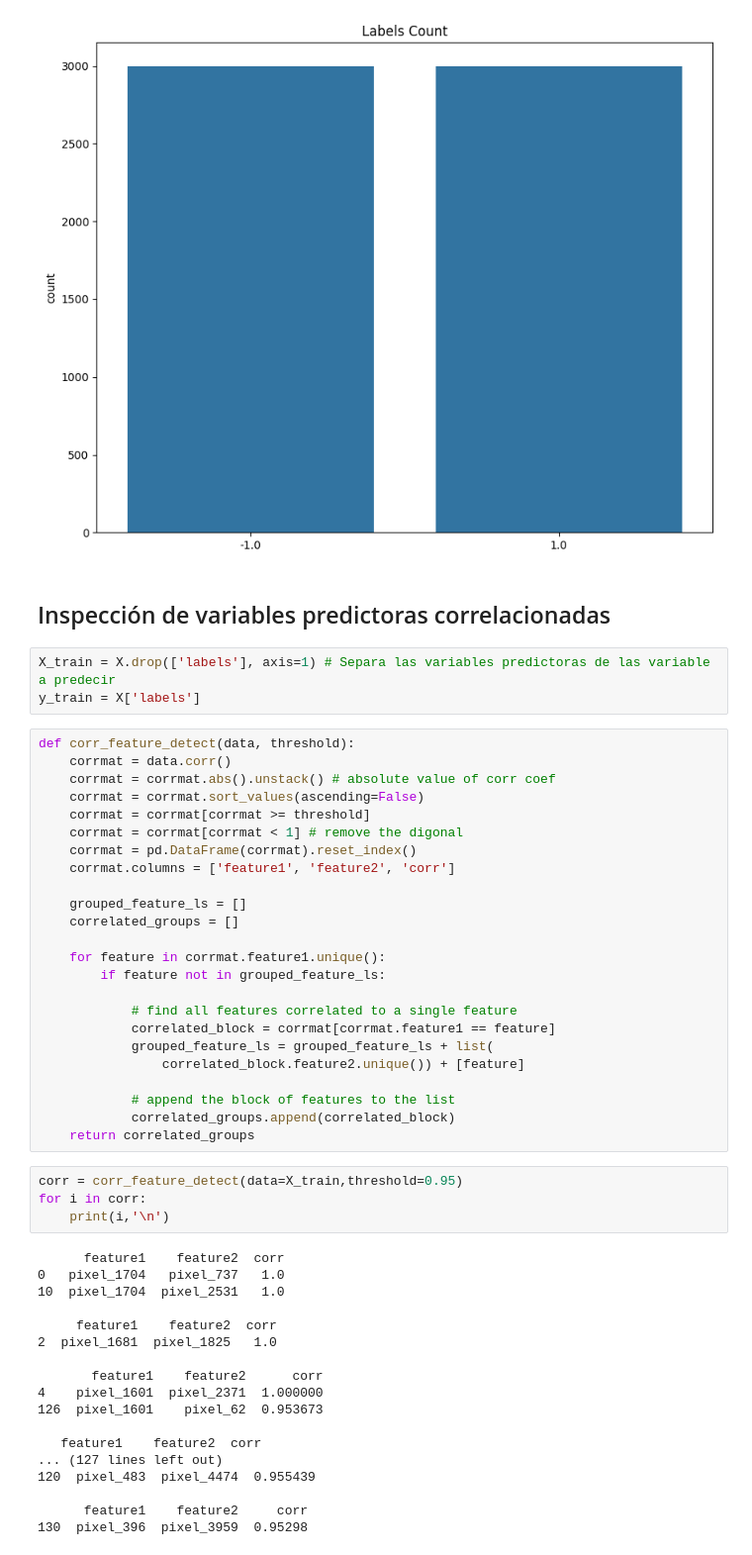
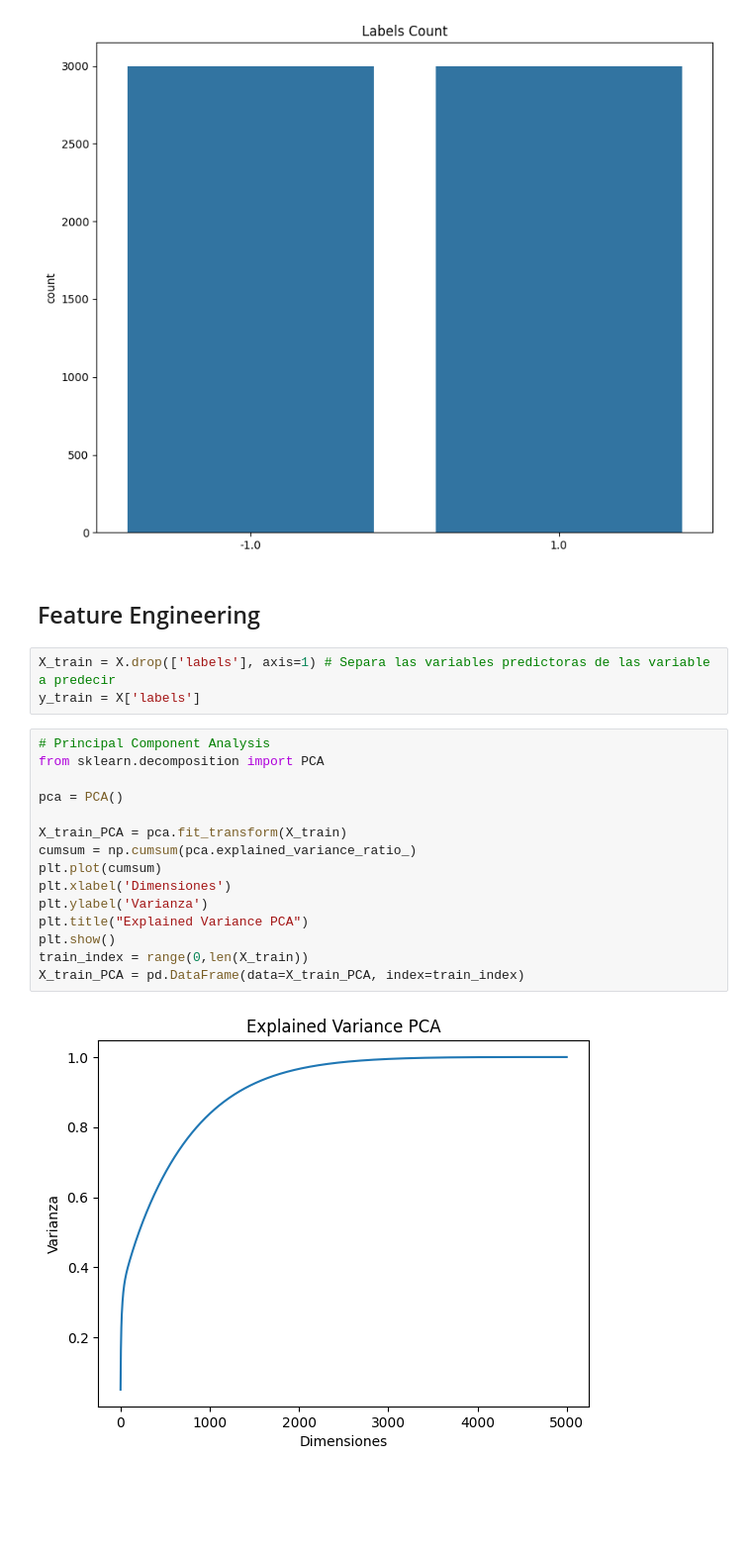
Before and after one commit to DanielJCC/Machine-Learning-3er-Seguimiento, a Jupyter notebook: Gisette_Dataset.ipynb, the cells around one changed output. Shown at 99% size. Cells and saved outputs as stored; diff of their text form; blank space fills up the shorter version.

```diff
--- a/Gisette_Dataset.ipynb
+++ b/Gisette_Dataset.ipynb
@@ -109,54 +122,25 @@ plt.title("Labels Count")
 plt.show()
 # %% [output]
 [figure]
-# %% [markdown]
-## Inspección de variables predictoras correlacionadas
+# %% [markdown]
+## Feature Engineering
 # %%
 X_train = X.drop(['labels'], axis=1) # Separa las variables predictoras de las variable a predecir
 y_train = X['labels']
-# %%
-def corr_feature_detect(data, threshold):
-    corrmat = data.corr()
-    corrmat = corrmat.abs().unstack() # absolute value of corr coef
-    corrmat = corrmat.sort_values(ascending=False)
-    corrmat = corrmat[corrmat >= threshold]
-    corrmat = corrmat[corrmat < 1] # remove the digonal
-    corrmat = pd.DataFrame(corrmat).reset_index()
-    corrmat.columns = ['feature1', 'feature2', 'corr']
-
-    grouped_feature_ls = []
-    correlated_groups = []
-
-    for feature in corrmat.feature1.unique():
-        if feature not in grouped_feature_ls:
-
-            # find all features correlated to a single feature
-            correlated_block = corrmat[corrmat.feature1 == feature]
-            grouped_feature_ls = grouped_feature_ls + list(
-                correlated_block.feature2.unique()) + [feature]
-
-            # append the block of features to the list
-            correlated_groups.append(correlated_block)
-    return correlated_groups
-# %%
-corr = corr_feature_detect(data=X_train,threshold=0.95)
-for i in corr:
-    print(i,'\n')
-# %% [output]
-      feature1    feature2  corr
-0   pixel_1704   pixel_737   1.0
-10  pixel_1704  pixel_2531   1.0
-
-     feature1    feature2  corr
-2  pixel_1681  pixel_1825   1.0
-
-       feature1    feature2      corr
-4    pixel_1601  pixel_2371  1.000000
-126  pixel_1601    pixel_62  0.953673
-
-   feature1    feature2  corr
-... (127 lines left out)
-120  pixel_483  pixel_4474  0.955439
-
-      feature1    feature2     corr
-130  pixel_396  pixel_3959  0.95298
+# %%
+# Principal Component Analysis
+from sklearn.decomposition import PCA
+
+pca = PCA()
+
+X_train_PCA = pca.fit_transform(X_train)
+cumsum = np.cumsum(pca.explained_variance_ratio_)
+plt.plot(cumsum)
+plt.xlabel('Dimensiones')
+plt.ylabel('Varianza')
+plt.title("Explained Variance PCA")
+plt.show()
+train_index = range(0,len(X_train))
+X_train_PCA = pd.DataFrame(data=X_train_PCA, index=train_index)
+# %% [output]
+[figure, added]
```
Also changed, not shown: parts of 7 cells of this notebook, 1 other file.
